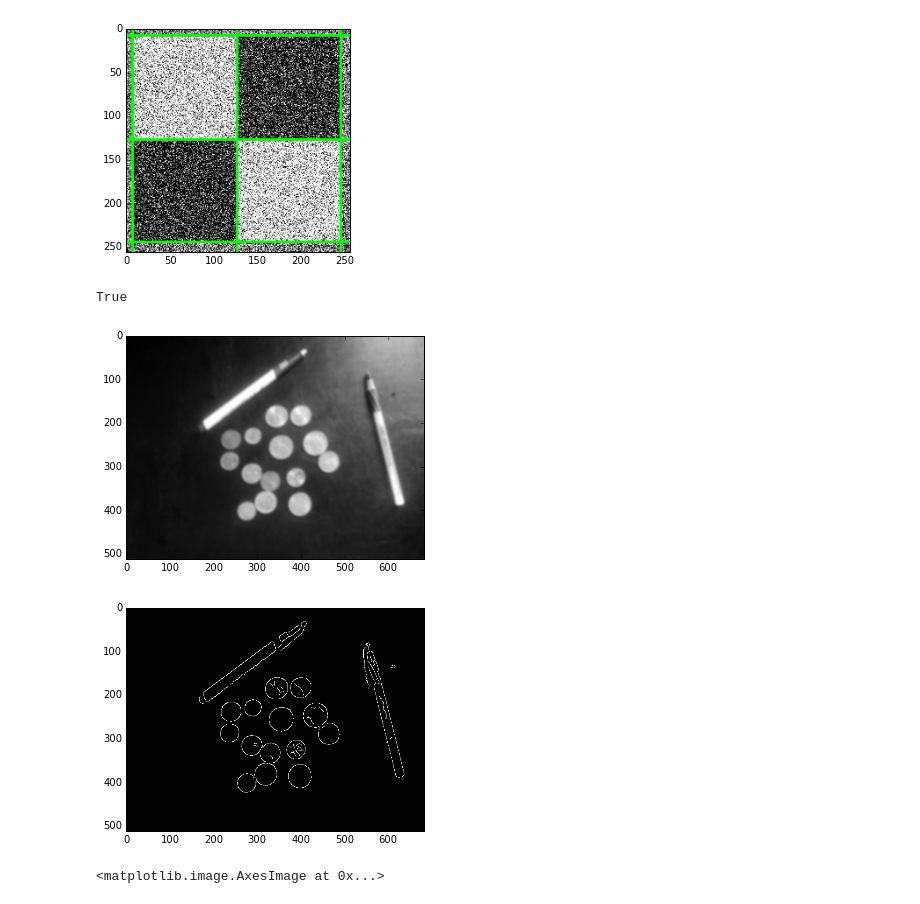
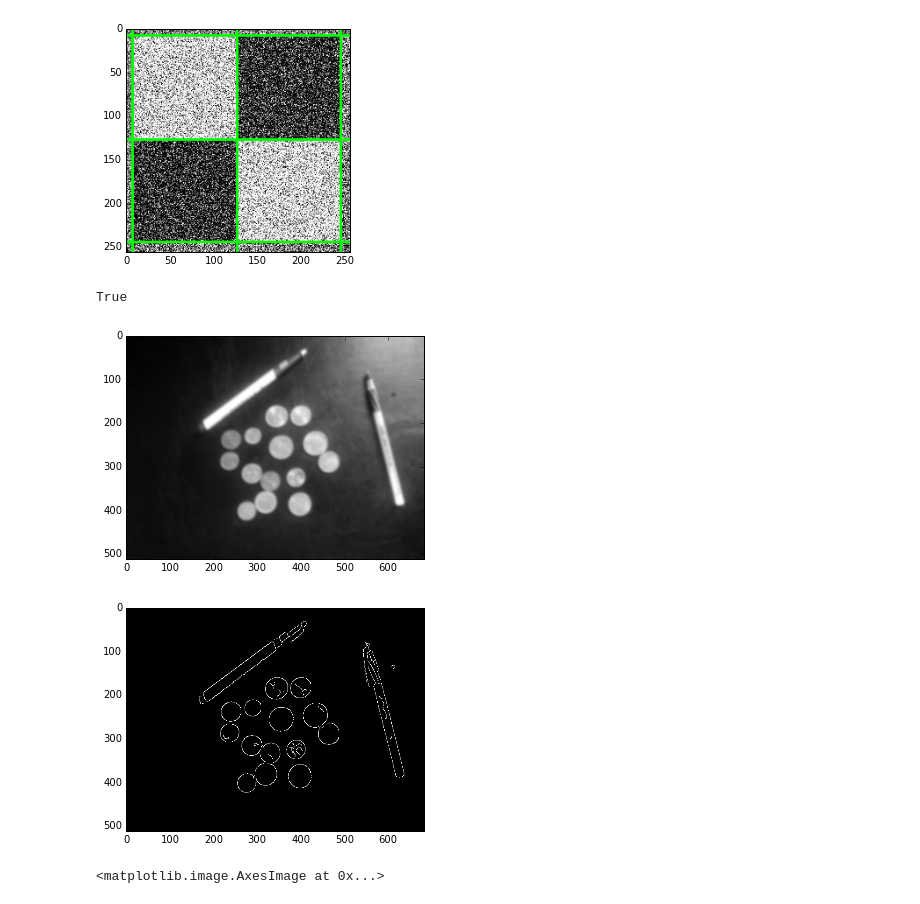
Before and after one commit to thomasantony/ud810-intro-computer-vision, a Jupyter notebook: ps1/ps1.ipynb, the cells around one changed output. Cells and saved outputs as stored; diff of their text form; code cells hidden in the pictures.

```diff
--- a/ps1/ps1.ipynb
+++ b/ps1/ps1.ipynb
@@ -96,21 +96,21 @@ plt.imshow(img_lines)
 [figure]
 # %%
 # Question 4.a
-img1 = cv2.imread('input/ps1-input1.png')
-img1_gray = cv2.cvtColor(img1, cv2.COLOR_BGR2GRAY)
+img1_gray = cv2.imread('input/ps1-input1.png', 0)
+# img1_gray = cv2.cvtColor(img1, cv2.COLOR_BGR2GRAY)
 img1_smooth = cv2.GaussianBlur(img1_gray, (15, 15), 0)
 cv2.imwrite('output/ps1-4-a-1.png', img1_smooth)
 plt.imshow(img1_smooth, 'gray')
 
 # Question 4.b
 plt.figure()
 img1_edge = cv2.Canny(img1_smooth, 10, 50)
 plt.imshow(img1_edge, 'gray')
 cv2.imwrite('output/ps1-4-b-1.png', img1_edge)
 # %% [output]
 True
 [figure]
-[figure, old version]
+[figure, new version]
 # %%
 # Question 4.c
 H, theta, rho = hough_lines_acc(img1_edge)
```
Also changed, not shown: parts of 2 cells of this notebook, 7 other files.
